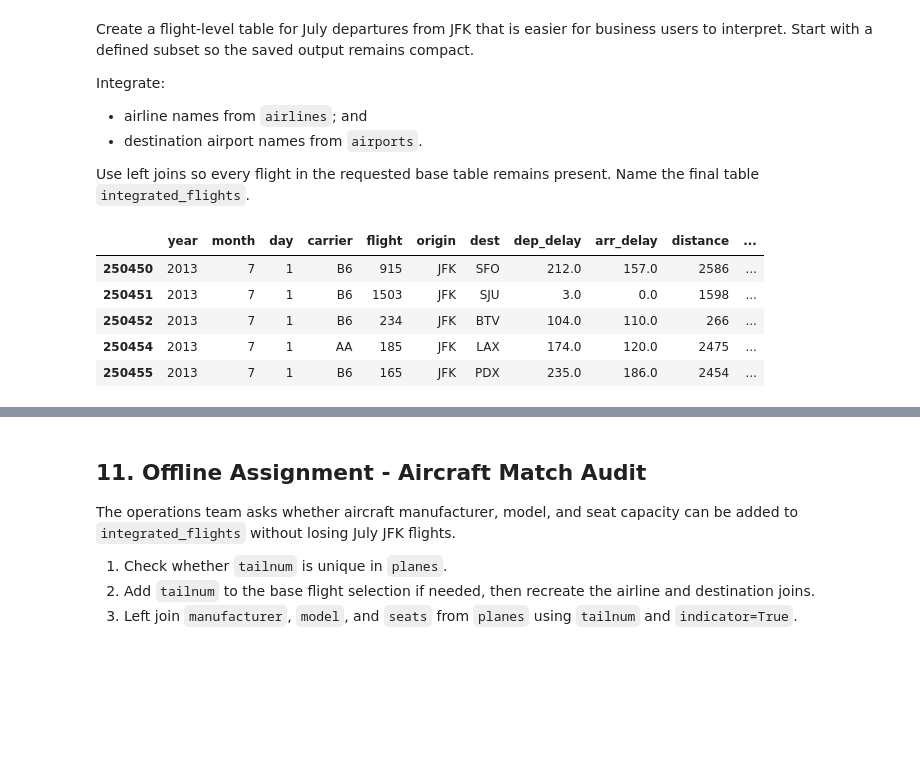
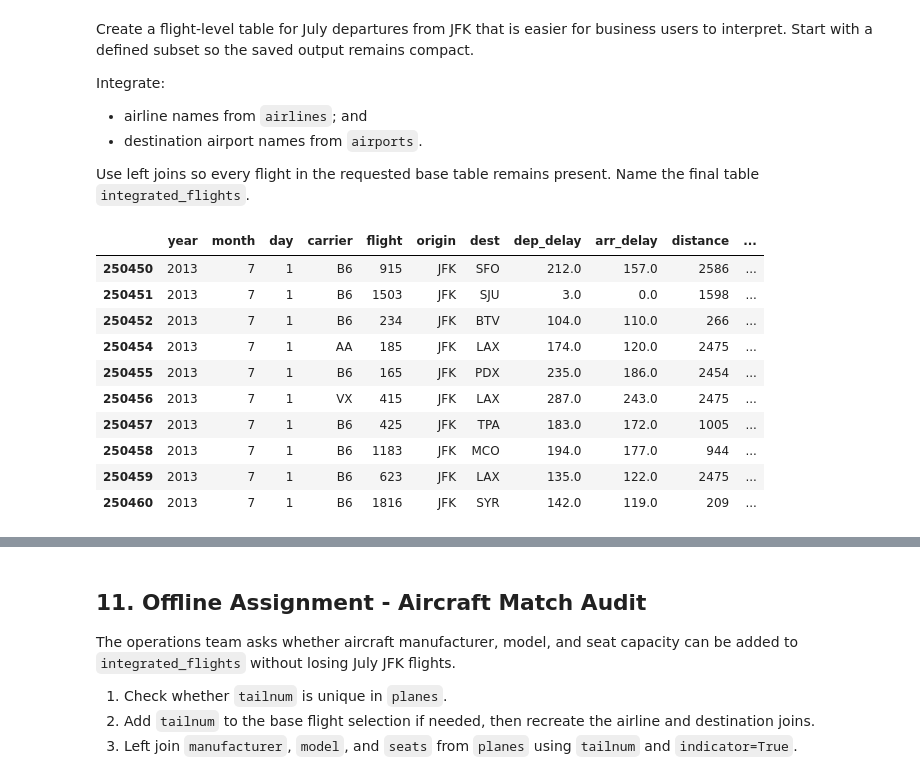
Before and after one commit to DuzyCzerwony/ban6003-week-07-08-aggregation-integration-template, a Jupyter notebook: notebooks/module8_pandas_integration_guided_lab.ipynb, the cells around one changed output, grey strips where cells are left out. Cells and saved outputs as stored; diff of their text form; code cells hidden in the pictures; blank space fills up the shorter version.

```diff
--- a/notebooks/module8_pandas_integration_guided_lab.ipynb
+++ b/notebooks/module8_pandas_integration_guided_lab.ipynb
@@ -719,18 +858,23 @@ Use left joins so every flight in the requested base table remains present. Name
 # %%
 # Final Practice Step 1: create the main flight-level table.
 flight_base = flights.query("origin == 'JFK' & month == 7")[[
     "year", "month", "day", "carrier", "flight", "origin", "dest",
     "dep_delay", "arr_delay", "distance", "air_time"
 ]].copy()
 
-flight_base.head()
+flight_base.head(10)
 # %% [output]
 |  | year | month | day | carrier | flight | origin | dest | dep_delay | arr_delay | distance | ... |
 | 250450 | 2013 | 7 | 1 | B6 | 915 | JFK | SFO | 212.0 | 157.0 | 2586 | ... |
 | 250451 | 2013 | 7 | 1 | B6 | 1503 | JFK | SJU | 3.0 | 0.0 | 1598 | ... |
 | 250452 | 2013 | 7 | 1 | B6 | 234 | JFK | BTV | 104.0 | 110.0 | 266 | ... |
 | 250454 | 2013 | 7 | 1 | AA | 185 | JFK | LAX | 174.0 | 120.0 | 2475 | ... |
 | 250455 | 2013 | 7 | 1 | B6 | 165 | JFK | PDX | 235.0 | 186.0 | 2454 | ... |
+| 250456 | 2013 | 7 | 1 | VX | 415 | JFK | LAX | 287.0 | 243.0 | 2475 | ... |
+| 250457 | 2013 | 7 | 1 | B6 | 425 | JFK | TPA | 183.0 | 172.0 | 1005 | ... |
+| 250458 | 2013 | 7 | 1 | B6 | 1183 | JFK | MCO | 194.0 | 177.0 | 944 | ... |
+| 250459 | 2013 | 7 | 1 | B6 | 623 | JFK | LAX | 135.0 | 122.0 | 2475 | ... |
+| 250460 | 2013 | 7 | 1 | B6 | 1816 | JFK | SYR | 142.0 | 119.0 | 209 | ... |
 # %%
 # Final Practice Step 2
 # Left join airline names and call the result flights_with_names.
```
Also changed, not shown: parts of 42 cells of this notebook, 1 other file.
